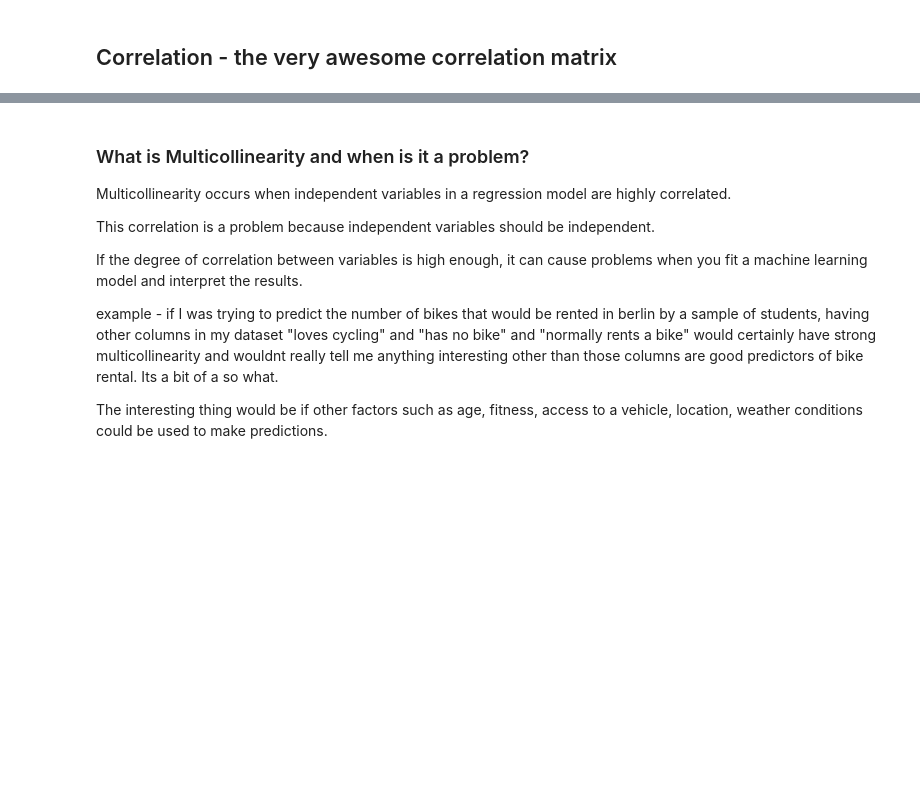
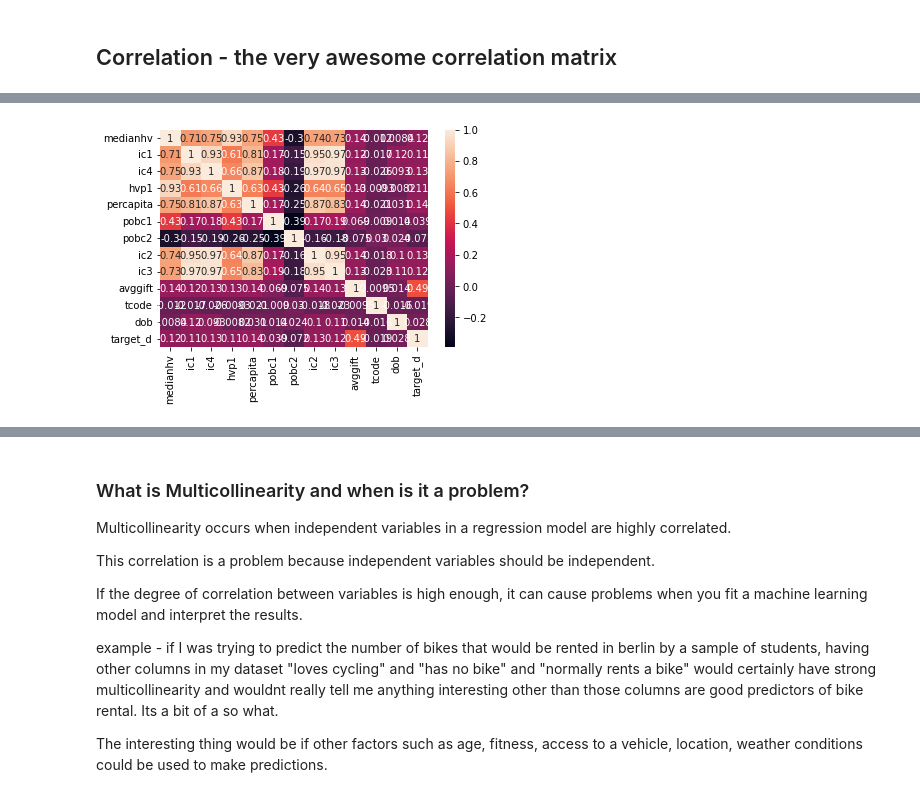
Before and after one commit to student-IH-labs-and-stuff/BCNDATA2022, a Jupyter notebook: ClassMaterials/Week1/Day4EDA/Correlation_Distribution_Multicollinearity-Sian.ipynb, the cells around one changed output, grey strips where cells are left out. Saved outputs shown, nothing was run; the diff lists cells and outputs as text; code cells hidden in the pictures; blank space fills up the shorter version.

```diff
--- a/ClassMaterials/Week1/Day4EDA/Correlation_Distribution_Multicollinearity-Sian.ipynb
+++ b/ClassMaterials/Week1/Day4EDA/Correlation_Distribution_Multicollinearity-Sian.ipynb
@@ -233,5 +233,8 @@ Image("cheese.jpeg")
 # %% [markdown]
 ## Correlation - the very awesome correlation matrix
 # %%
-#create a correlation matrix of numerical columns
+#create a correlation matrix of numerical columns - spearmans pearsons kendall-tau
 #without any unique info like ids
+
+corr_data=data.drop(['controln'], axis=1) # dropping controln as its an ID
+corre_matrix=corr_data.corr() # will only work for numerical fields
@@ -238,2 +258,5 @@ Image("cheese.jpeg")
 # %%
 #create a heatmap to visually interrogate the relationships
+sns.heatmap(corre_matrix, annot=True);
+# %% [output]
+[figure, added]
```
Also changed, not shown: parts of 12 cells of this notebook, 1 other file.
